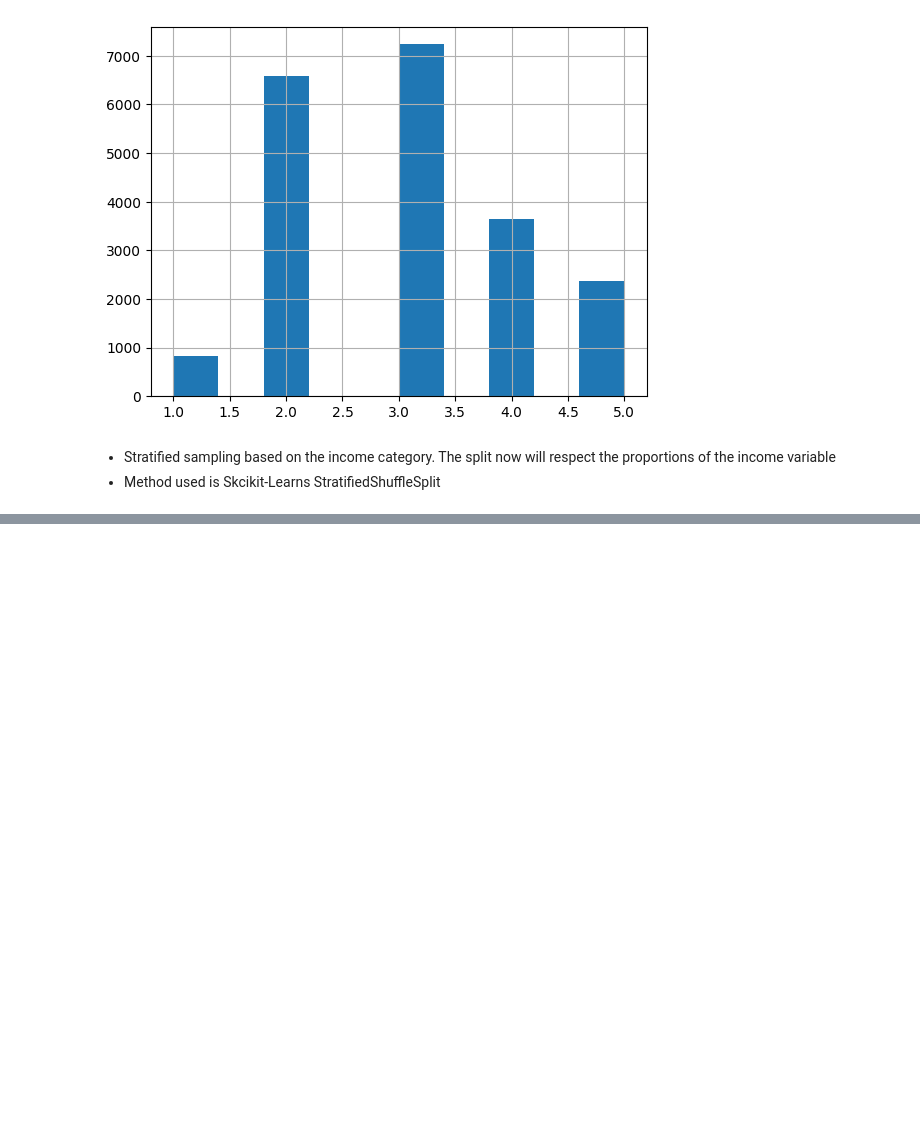
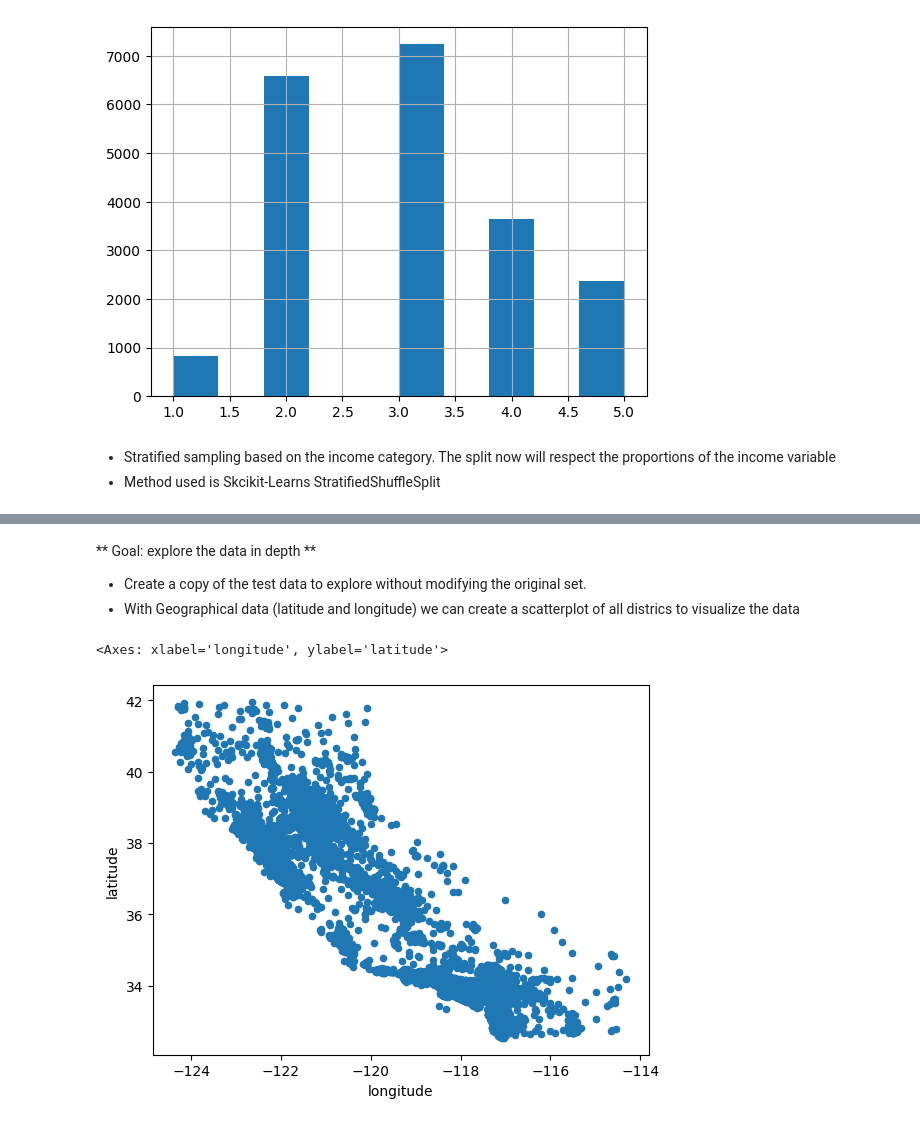
Before and after one commit to gaby-byb/california-housing-prediction, a Jupyter notebook: eda.ipynb, the cells around one changed output, grey strips where cells are left out. Saved outputs shown, nothing was run; the diff lists cells and outputs as text; code cells hidden in the pictures; blank space fills up the shorter version.

Commit message:
Data exploration

```diff
--- a/eda.ipynb
+++ b/eda.ipynb
@@ -116,3 +110,13 @@ housing["income_cat"].hist()
 # %% [markdown]
 - Stratified sampling based on the income category. The split now will respect the proportions of the income variable
 - Method used is Skcikit-Learns StratifiedShuffleSplit
+# %%
+split = StratifiedShuffleSplit(n_splits=1, test_size=0.2, random_state=42)
+
+#split data while keeping proportions of income_cat
+for train_index, test_index in split.split(housing, housing["income_cat"]):
+    strat_train_set = housing.loc[train_index]
+    strat_test_set = housing.loc[test_index]
+
+#shows the proportions of each category inside the test set
+strat_test_set["income_cat"].value_counts() / len(strat_test_set)
@@ -118,0 +131,12 @@ housing["income_cat"].hist()
+# %% [markdown]
+** Goal: explore the data in depth **
+
+- Create a copy of the test data to explore without modifying the original set.
+- With Geographical data (latitude and longitude) we can create a scatterplot of all districs to visualize the data
+# %%
+housing = strat_train_set.copy()
+
+housing.plot(kind="scatter", x="longitude", y="latitude")
+# %% [output]
+<Axes: xlabel='longitude', ylabel='latitude'>
+[figure, added]
```
Also changed, not shown: parts of 12 cells of this notebook, 1 other file.
